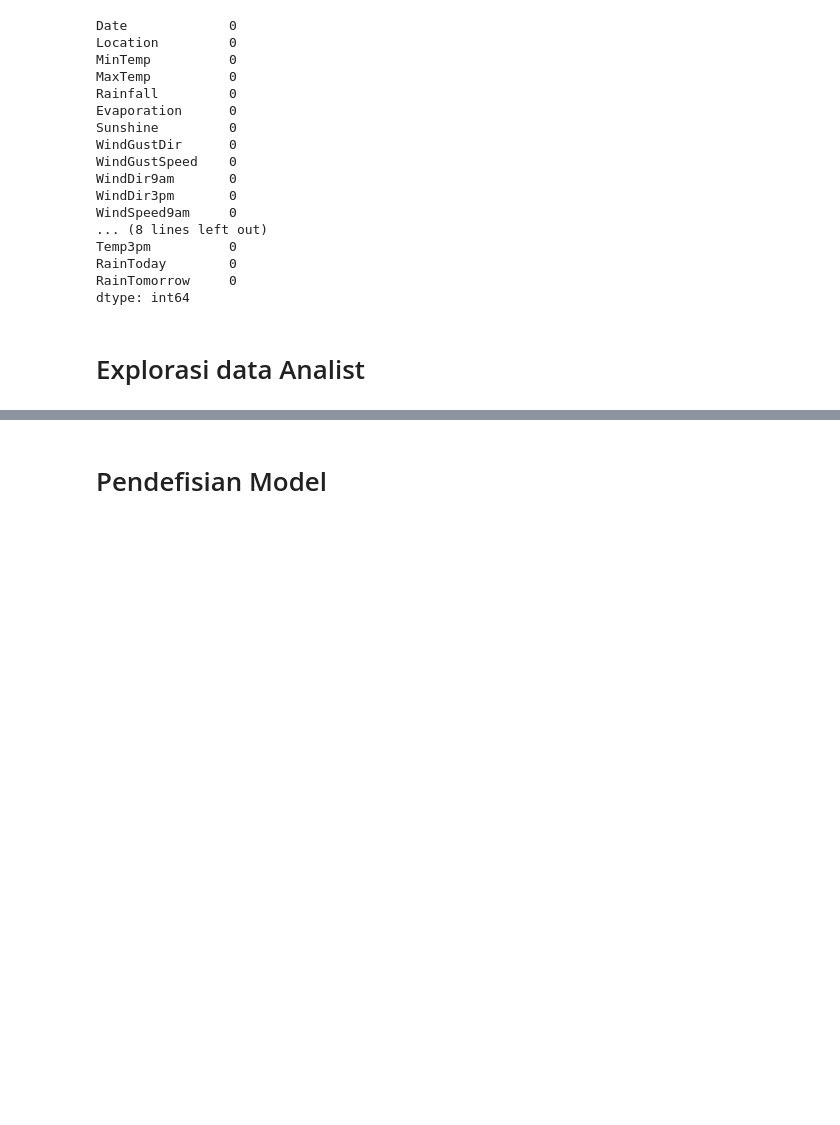
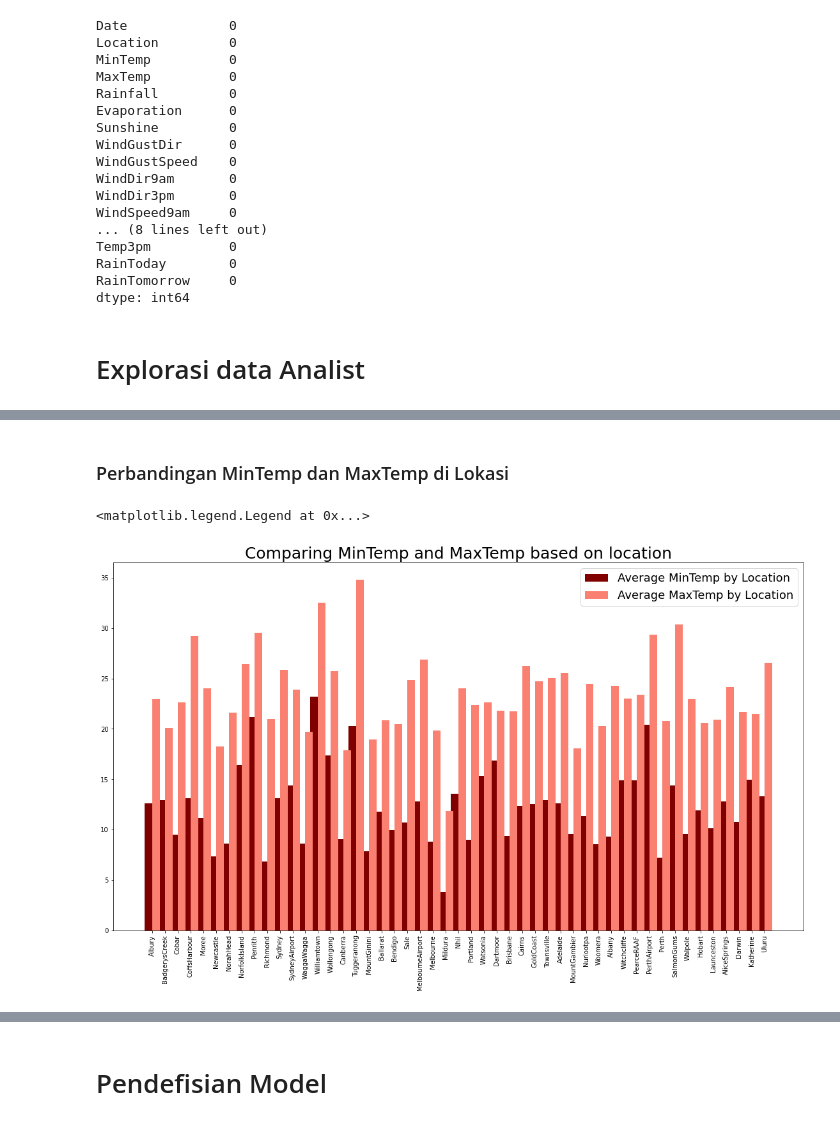
Before and after one commit to Mazcho/Perbandingan-Algoritma-Logistic-Regresi-dan-SVM-dalam-memprediksi-cuaca-_Hacktiv8-FinalProject2, a Jupyter notebook: PYTN_KampusMerdeka_FP2_Hacktiv8.ipynb, the cells around one changed output, grey strips where cells are left out. Saved outputs shown, nothing was run; the diff lists cells and outputs as text; code cells hidden in the pictures; blank space fills up the shorter version.

```diff
--- a/PYTN_KampusMerdeka_FP2_Hacktiv8.ipynb
+++ b/PYTN_KampusMerdeka_FP2_Hacktiv8.ipynb
@@ -388,0 +628,26 @@ dtype: int64
+# %% [markdown]
+### Perbandingan MinTemp dan MaxTemp di Lokasi
+# %%
+a = df.groupby('Location').agg({'MinTemp':'mean'})
+c = df.groupby('Location').agg({'MaxTemp':'mean'})
+plt.rcParams["figure.figsize"] = (15,8)
+
+n = df['Location'].nunique()
+x = np.arange(n)
+
+loc = df['Location'].unique()
+
+fig = plt.figure()
+ax = fig.add_axes([0, 0, 1, 1])
+w = 0.6
+
+ax.bar(x-w/2, a[:]['MinTemp'], label='Average MinTemp by Location', color='maroon', width=w)
+ax.bar(x+w/2, c[:]['MaxTemp'], label='Average MaxTemp by Location', color='salmon', width=w)
+
+ax.set_xticks(x)
+ax.set_xticklabels(loc, rotation=90)
+plt.title("Comparing MinTemp and MaxTemp based on location", fontsize=25)
+plt.legend(fontsize=18)
+# %% [output]
+<matplotlib.legend.Legend at 0x...>
+[figure, added]
```
Also changed, not shown: parts of 24 cells of this notebook.
